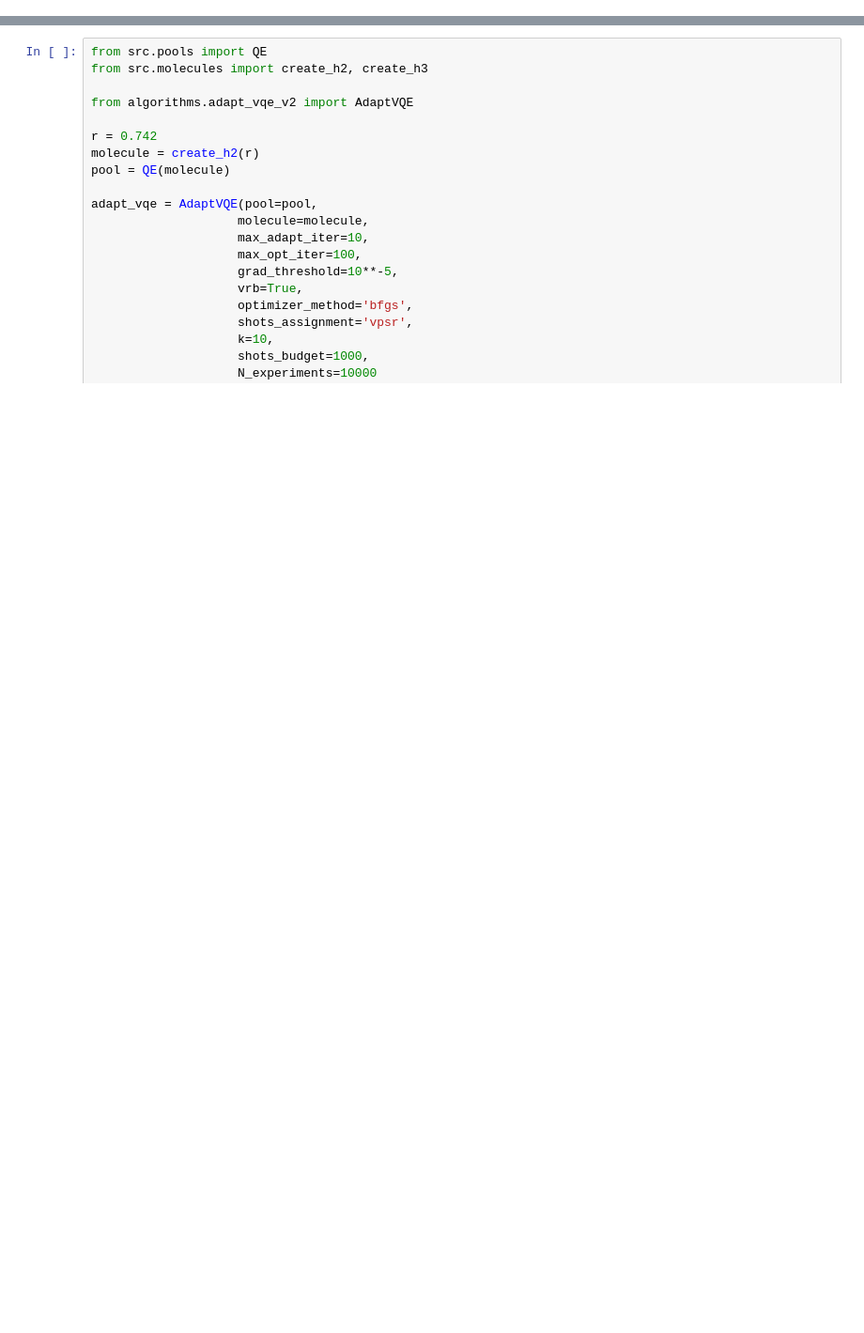
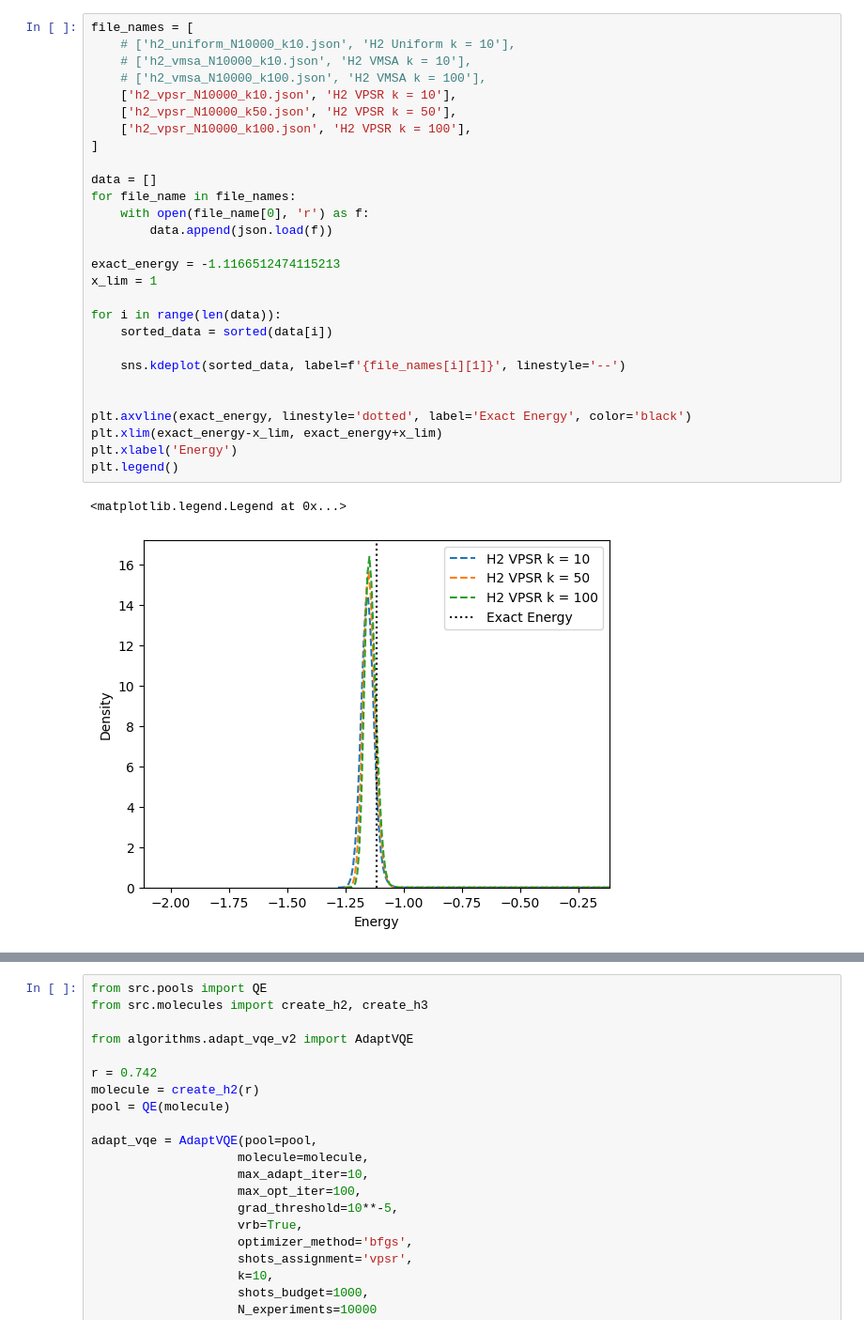
Before and after one commit to azhar-ikhtiarudin/ShotOptimization-ADAPT-VQE, a Jupyter notebook: 2-Shot-ADAPT-VQE/visualization/visualize.ipynb, the cells around one changed output, grey strips where cells are left out. Shown at 94% size. Cells and saved outputs as stored; diff of their text form; blank space fills up the shorter version.

Commit message:
add h2 data

```diff
--- a/2-Shot-ADAPT-VQE/visualization/visualize.ipynb
+++ b/2-Shot-ADAPT-VQE/visualization/visualize.ipynb
@@ -7,3 +11,34 @@ sys.path.append('/home/azhar04/project/1. dev/quantum-dev/ShotOptimized-ADAPT-VQ
 print(sys.executable)
 # %% [output]
 /home/azhar04/anaconda3/envs/qiskit-1-2/bin/python
+# %%
+file_names = [
+    # ['h2_uniform_N10000_k10.json', 'H2 Uniform k = 10'],
+    # ['h2_vmsa_N10000_k10.json', 'H2 VMSA k = 10'],
+    # ['h2_vmsa_N10000_k100.json', 'H2 VMSA k = 100'],
+    ['h2_vpsr_N10000_k10.json', 'H2 VPSR k = 10'],
+    ['h2_vpsr_N10000_k50.json', 'H2 VPSR k = 50'],
+    ['h2_vpsr_N10000_k100.json', 'H2 VPSR k = 100'],
+]
+
+data = []
+for file_name in file_names:
+    with open(file_name[0], 'r') as f:
+        data.append(json.load(f))
+
+exact_energy = -1.1166512474115213
+x_lim = 1
+
+for i in range(len(data)):
+    sorted_data = sorted(data[i])
+
+    sns.kdeplot(sorted_data, label=f'{file_names[i][1]}', linestyle='--')
+
+
+plt.axvline(exact_energy, linestyle='dotted', label='Exact Energy', color='black')
+plt.xlim(exact_energy-x_lim, exact_energy+x_lim)
+plt.xlabel('Energy')
+plt.legend()
+# %% [output]
+<matplotlib.legend.Legend at 0x...>
+[figure, added]
```
Also changed, not shown: parts of 2 cells of this notebook, 18 other files.
